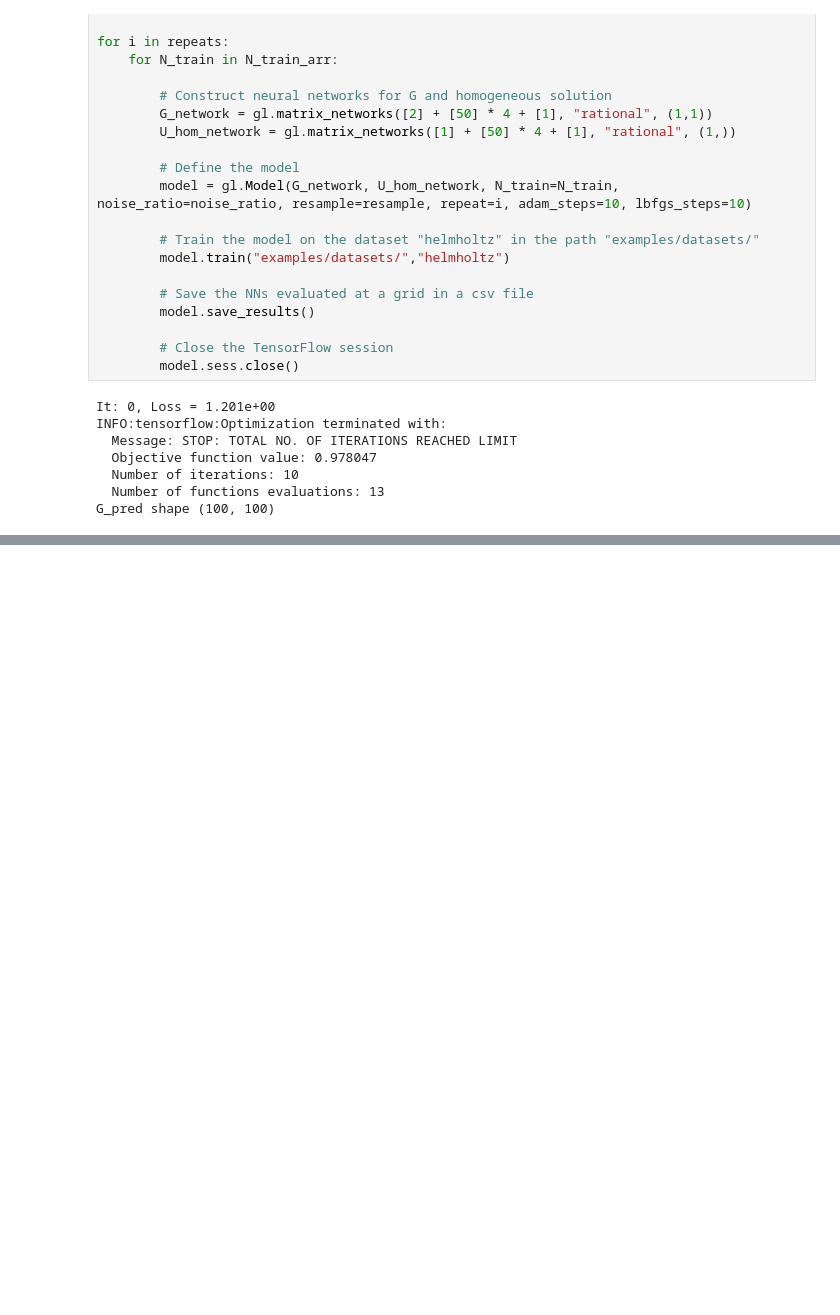
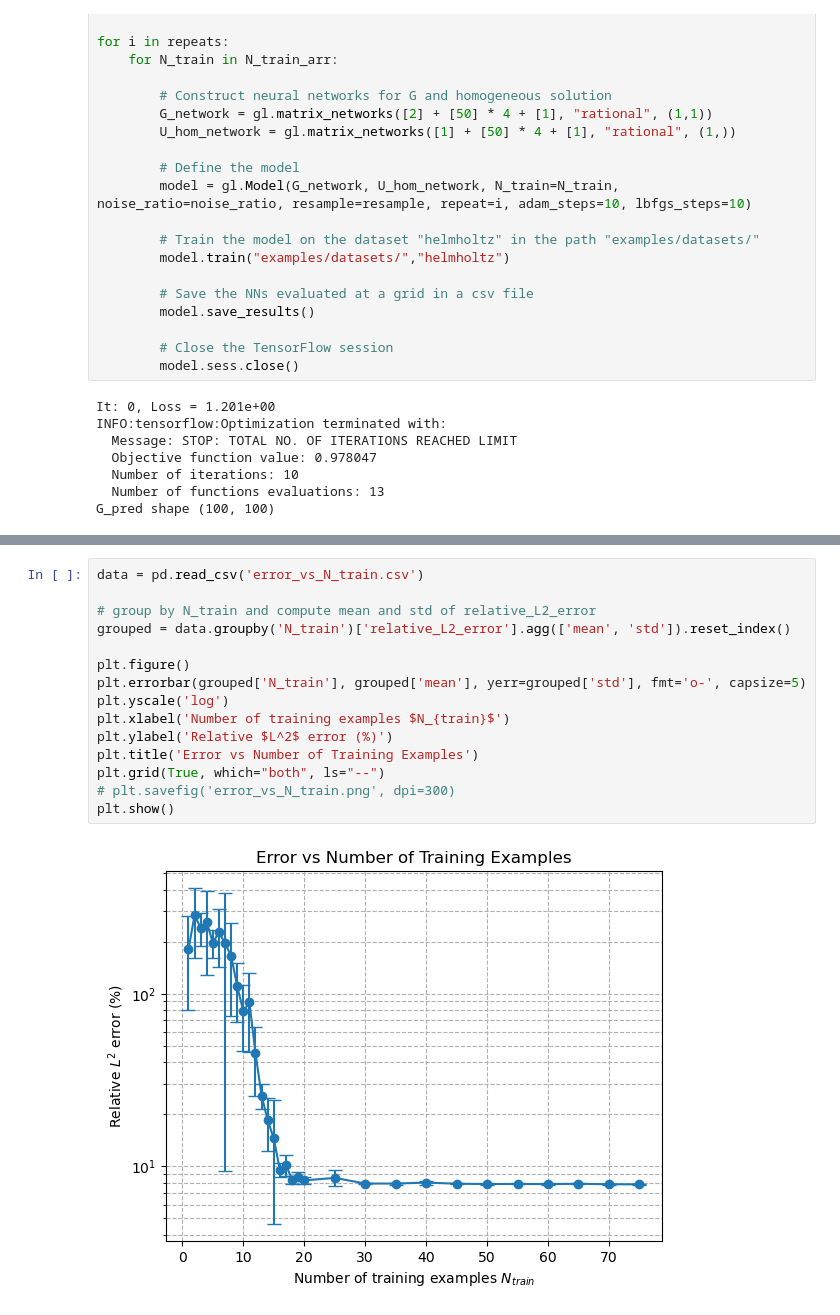
Before and after one commit to tomcjackc/greenlearning_for_GPGreen, a Jupyter notebook: error_vs_N_train.ipynb, the cells around one changed output, grey strips where cells are left out. Cells and saved outputs as stored; diff of their text form; blank space fills up the shorter version.

Commit message:
add: plot of N_train vs error results add: csv for results

```diff
--- a/error_vs_N_train.ipynb
+++ b/error_vs_N_train.ipynb
@@ -144,0 +157,17 @@ N_train: 20, repeat: 0, relative L2 error: 98.904868%
+# %%
+data = pd.read_csv('error_vs_N_train.csv')
+
+# group by N_train and compute mean and std of relative_L2_error
+grouped = data.groupby('N_train')['relative_L2_error'].agg(['mean', 'std']).reset_index()
+
+plt.figure()
+plt.errorbar(grouped['N_train'], grouped['mean'], yerr=grouped['std'], fmt='o-', capsize=5)
+plt.yscale('log')
+plt.xlabel('Number of training examples $N_{train}$')
+plt.ylabel('Relative $L^2$ error (%)')
+plt.title('Error vs Number of Training Examples')
+plt.grid(True, which="both", ls="--")
+# plt.savefig('error_vs_N_train.png', dpi=300)
+plt.show()
+# %% [output]
+[figure, added]
```
Also changed, not shown: parts of 1 cell of this notebook, 1 other file.
